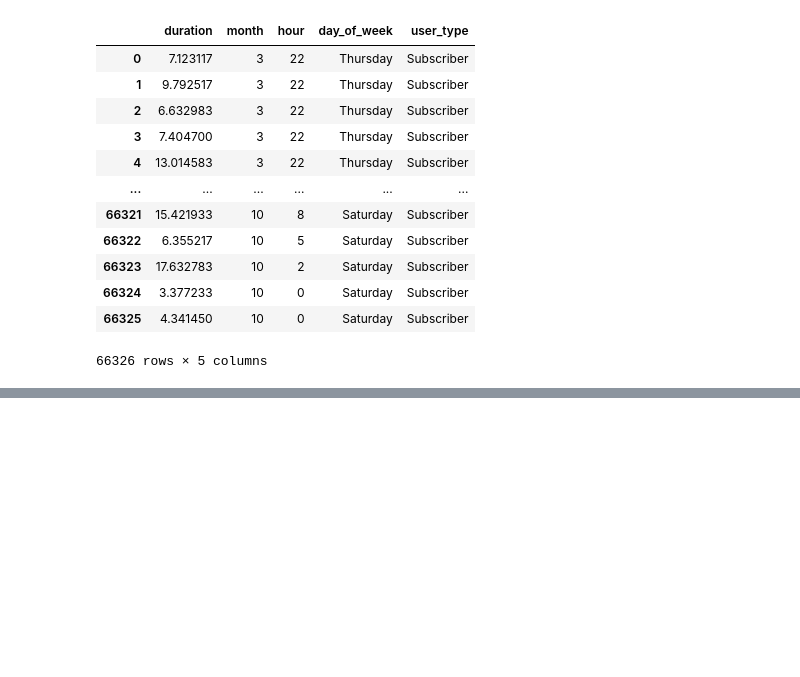
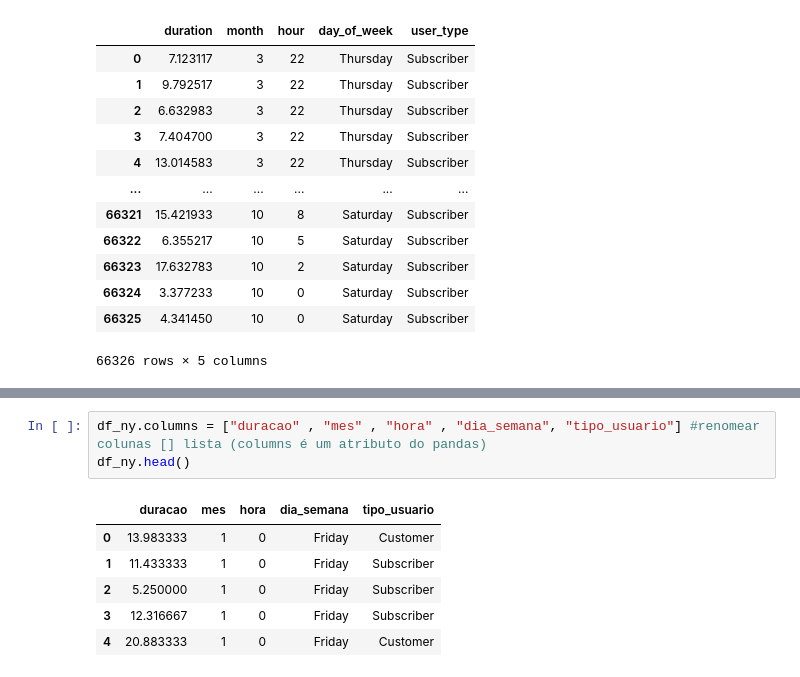
Before and after one commit to gabrielcn/Bike_Sharing, a Jupyter notebook: cyclistic_bike_share.ipynb, the cells around one changed output, grey strips where cells are left out. Drawn from its saved outputs; the diff is of its cells as text; blank space fills up the shorter version.

```diff
--- a/cyclistic_bike_share.ipynb
+++ b/cyclistic_bike_share.ipynb
@@ -61,0 +83,10 @@ df_was
+# %%
+df_ny.columns = ["duracao" , "mes" , "hora" , "dia_semana", "tipo_usuario"] #renomear colunas [] lista (columns é um atributo do pandas)
+df_ny.head()
+# %% [output]
+|  | duracao | mes | hora | dia_semana | tipo_usuario |
+| 0 | 13.983333 | 1 | 0 | Friday | Customer |
+| 1 | 11.433333 | 1 | 0 | Friday | Subscriber |
+| 2 | 5.250000 | 1 | 0 | Friday | Subscriber |
+| 3 | 12.316667 | 1 | 0 | Friday | Subscriber |
+| 4 | 20.883333 | 1 | 0 | Friday | Customer |
```
Also changed, not shown: parts of 12 cells of this notebook.
